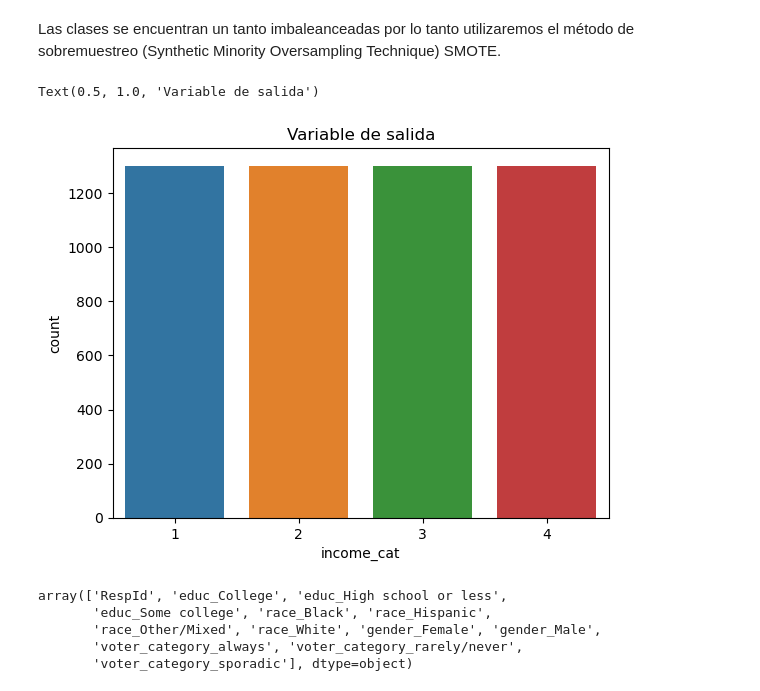
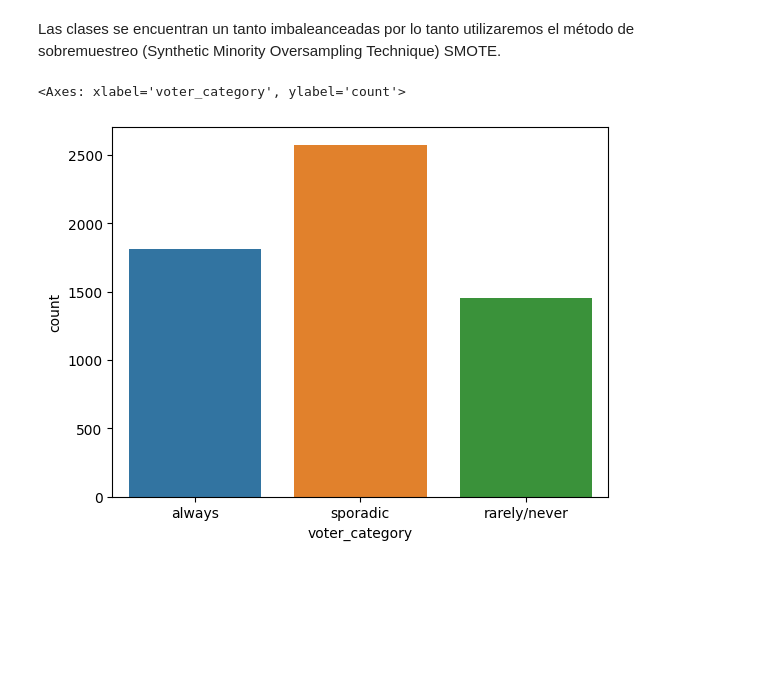
Before and after one commit to JManuelHaces/Proyecto_EticaCD, a Jupyter notebook: 4) EDA_Desempleo_en_USA_II.ipynb, the cells around one changed output. Cells and saved outputs as stored; diff of their text form; code cells hidden in the pictures; blank space fills up the shorter version.

```diff
--- a/4) EDA_Desempleo_en_USA_II.ipynb
+++ b/4) EDA_Desempleo_en_USA_II.ipynb
@@ -115,8 +106,0 @@ array(['$75-125k', '$125k or more', '$40-75k', 'Less than $40k'],
-# %%
-#Reemplazamos $125k or more por 1,$75-125k por 2,'$40-75k' por 3 y  Less than $40k por 4 en la variable de respuesta.
-data['income_cat'].mask(data['income_cat'] == '$125k or more',1,inplace=True)
-data['income_cat'].mask(data['income_cat'] == '$75-125k',2,inplace=True)
-data['income_cat'].mask(data['income_cat'] == '$40-75k',3,inplace=True)
-data['income_cat'].mask(data['income_cat'] == 'Less than $40k',4,inplace=True)
-#Cambiamos el tipo de variable int64
-data['income_cat'] =data['income_cat'].astype('int64')
@@ -254,18 +108,8 @@ plt.show()
 Las clases  se encuentran un tanto imbaleanceadas por lo tanto utilizaremos el método de sobremuestreo (Synthetic Minority Oversampling Technique) SMOTE.
 # %%
 #Balanceamos los datos de salida usando algoritmo de SMOTE
-sm = SMOTE(random_state=42)
-X_train_res, y_train_res = sm.fit_resample(X_train, y_train)
-sns.countplot(x=y_train_res).set_title("Variable de salida")
+# Plot de la variable target para ver el tamaño de las clases
+sns.countplot(x='voter_category', data=data)
 # %% [output]
-Text(0.5, 1.0, 'Variable de salida')
+<Axes: xlabel='voter_category', ylabel='count'>
-[figure, old version]
+[figure, new version]
-# %%
-#Conocemos todas las variables que tenemos
-X.columns.values
-# %% [output]
-array(['RespId', 'educ_College', 'educ_High school or less',
-       'educ_Some college', 'race_Black', 'race_Hispanic',
-       'race_Other/Mixed', 'race_White', 'gender_Female', 'gender_Male',
-       'voter_category_always', 'voter_category_rarely/never',
-       'voter_category_sporadic'], dtype=object)
```
Also changed, not shown: parts of 12 cells of this notebook, 1 other file.
